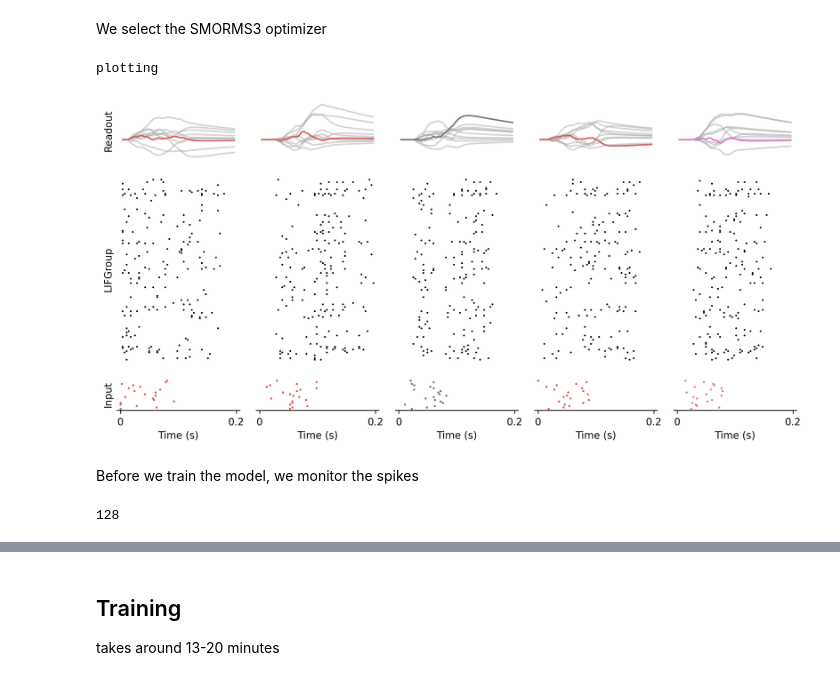
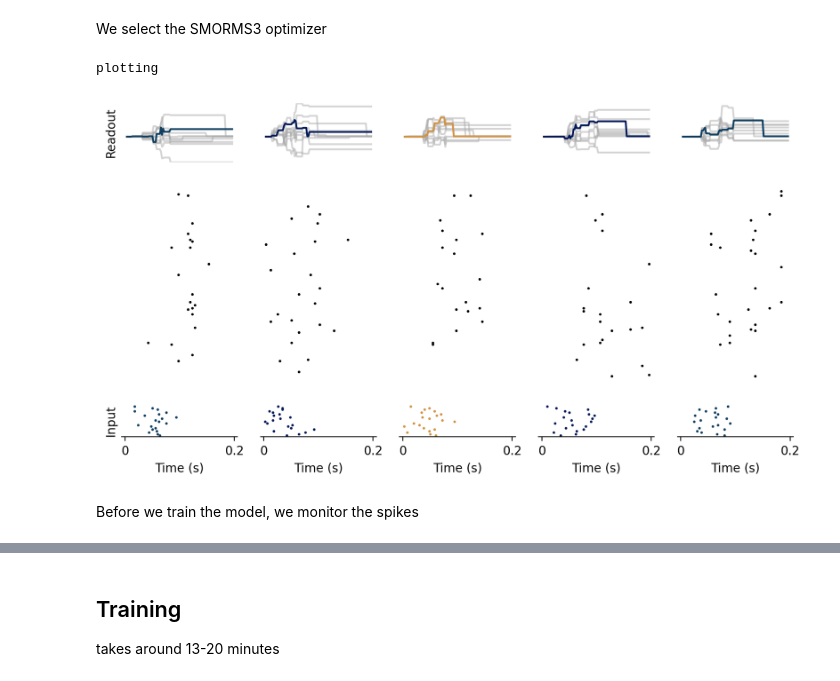
Before and after one commit to jgygax/stork-1, a Jupyter notebook: examples/01_Shallow_SNN_Randman.ipynb, the cells around one changed output, grey strips where cells are left out. Saved outputs shown, nothing was run; the diff lists cells and outputs as text; code cells hidden in the pictures.

Commit message:
efficienc IF group as implemented by Friedemann Plus my changes for readout etc.

```diff
--- a/examples/01_Shallow_SNN_Randman.ipynb
+++ b/examples/01_Shallow_SNN_Randman.ipynb
@@ -88,8 +131,8 @@ sns.despine()
 ## Set up the model
 # %%
 # Model Parameters
-batch_size = 50
-beta = 5
+batch_size = 250
+beta = 20
 device = torch.device("cpu")
 dtype = torch.float
 
@@ -100,11 +143,9 @@ tau_syn = 10e-3
 tau_readout = duration
 
 lr = 5e-3
-nb_epochs = 200
+nb_epochs = 50
 
-anneal_start = 500
-anneal_step = 5
-anneal_interval = 10
+decay_mode = "stochastic"
 # %%
 act_fn = stork.activations.CustomSpike
 act_fn.escape_noise_type = "step"
@@ -120,10 +159,14 @@ Add neuron groups
 # %%
 input_group = model.add_group(InputGroup(nb_inputs))
 hidden_neurons = model.add_group(
-    LIFGroup(nb_hidden_units, tau_mem=tau_mem, tau_syn=tau_syn, activation=act_fn)
+    EfficientIFGroup(
+        nb_hidden_units, tau_mem=tau_mem, activation=act_fn, decay_mode=decay_mode
+    )
 )
 readout_group = model.add_group(
-    ReadoutGroup(nb_classes, tau_mem=tau_readout, tau_syn=tau_syn, initial_state=-1e-2)
+    EfficientReadoutGroup(
+        nb_classes, tau_mem=tau_readout, initial_state=-1e-2, decay_mode=decay_mode
+    )
 )
 # %% [markdown]
 Add synapses between the neuron groups
@@ -170,6 +220,6 @@ con_ro.init_parameters(initializer=initializer)
 # %% [markdown]
 Add monitors for spikes and membrane potential
 # %%
-model.add_monitor(stork.monitors.SynchronyMonitor(hidden_neurons))
-model.add_monitor(stork.monitors.IrregularityMonitor(hidden_neurons))
+model.add_monitor(stork.monitors.SpikeCountMonitor(model.groups[1]))
+model.add_monitor(stork.monitors.StateMonitor(model.groups[1], "out"))
 # %% [output]
@@ -198,16 +245,25 @@ model.configure(
 )
-# %%
-pl = stork.plotting_new.ActivityPlotter()
-pl.plot_activity(model, data=ds_test,  nb_samples=5, figsize=(10, 5), dpi=250,)
-# %% [output]
-plotting
-[figure, removed]
+# %%
+# create nice classification color palette for plotting
+colors = cm.batlow(np.linspace(0, 1, nb_classes))
+
+pl = stork.plotting_new.ActivityPlotter(
+    model=model,
+    data=ds_test,
+    nb_samples=5,
+    figsize=(10, 5),
+    dpi=200,
+    plot_label=True,
+    label_color="navy",
+    batch_size=batch_size,
+    pal=colors,
+)
+pl.plot_activity()
+# %% [output]
+plotting
+[figure, added]
 # %% [markdown]
 Before we train the model, we monitor the spikes
-# %%
-nb_hidden_units
-# %% [output]
-128
 # %%
 # Monitors spike counts before training
 res = model.monitor(ds_test)
```
Also changed, not shown: parts of 25 cells of this notebook, 4 other files.
